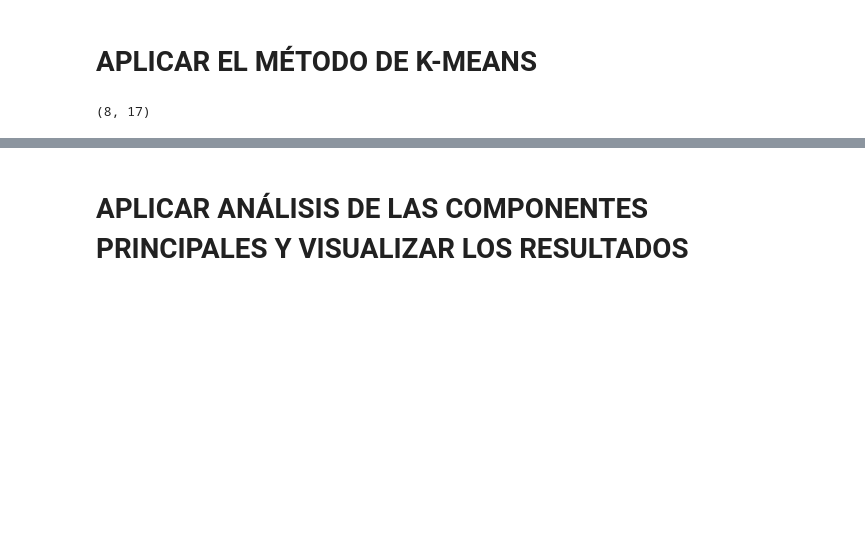
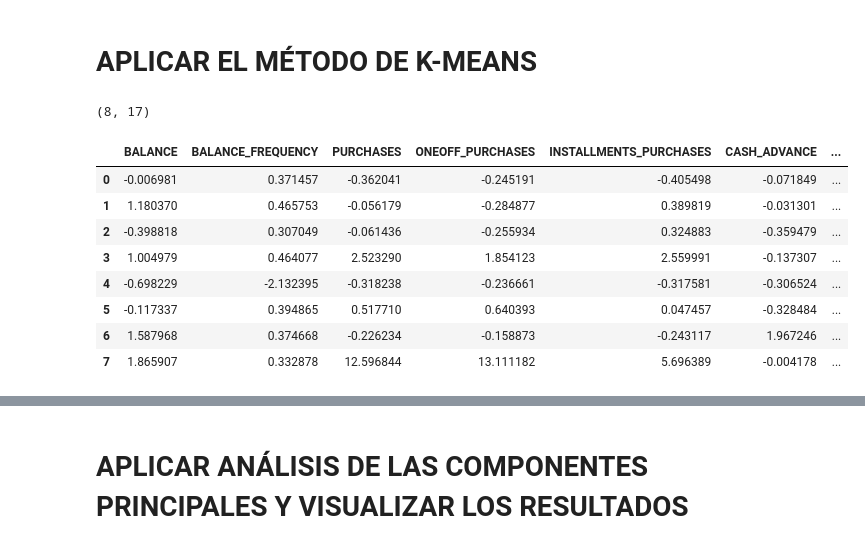
Before and after one commit to sergioarnold87/Practica_Sergio, a Jupyter notebook: 2. Departamento de Marketing/Departamento_de_Marketing.ipynb, the cells around one changed output, grey strips where cells are left out. Cells and saved outputs as stored; diff of their text form; code cells hidden in the pictures; blank space fills up the shorter version.

```diff
--- a/2. Departamento de Marketing/Departamento_de_Marketing.ipynb
+++ b/2. Departamento de Marketing/Departamento_de_Marketing.ipynb
@@ -318,4 +318,17 @@ kmeans.cluster_centers_.shapeape
 # %% [output]
 (8, 17)
+# %%
+cluster_centers = pd.DataFrame(data = kmeans.cluster_centers_, columns=[creditcard_df.columns])
+cluster_centers
+# %% [output]
+|  | BALANCE | BALANCE_FREQUENCY | PURCHASES | ONEOFF_PURCHASES | INSTALLMENTS_PURCHASES | CASH_ADVANCE | ... |
+| 0 | -0.006981 | 0.371457 | -0.362041 | -0.245191 | -0.405498 | -0.071849 | ... |
+| 1 | 1.180370 | 0.465753 | -0.056179 | -0.284877 | 0.389819 | -0.031301 | ... |
+| 2 | -0.398818 | 0.307049 | -0.061436 | -0.255934 | 0.324883 | -0.359479 | ... |
+| 3 | 1.004979 | 0.464077 | 2.523290 | 1.854123 | 2.559991 | -0.137307 | ... |
+| 4 | -0.698229 | -2.132395 | -0.318238 | -0.236661 | -0.317581 | -0.306524 | ... |
+| 5 | -0.117337 | 0.394865 | 0.517710 | 0.640393 | 0.047457 | -0.328484 | ... |
+| 6 | 1.587968 | 0.374668 | -0.226234 | -0.158873 | -0.243117 | 1.967246 | ... |
+| 7 | 1.865907 | 0.332878 | 12.596844 | 13.111182 | 5.696389 | -0.004178 | ... |
 # %%
 # Para entender mejor estos valores, vamos a aplicar la transformación inversa.
```
Also changed, not shown: parts of 9 cells of this notebook.
